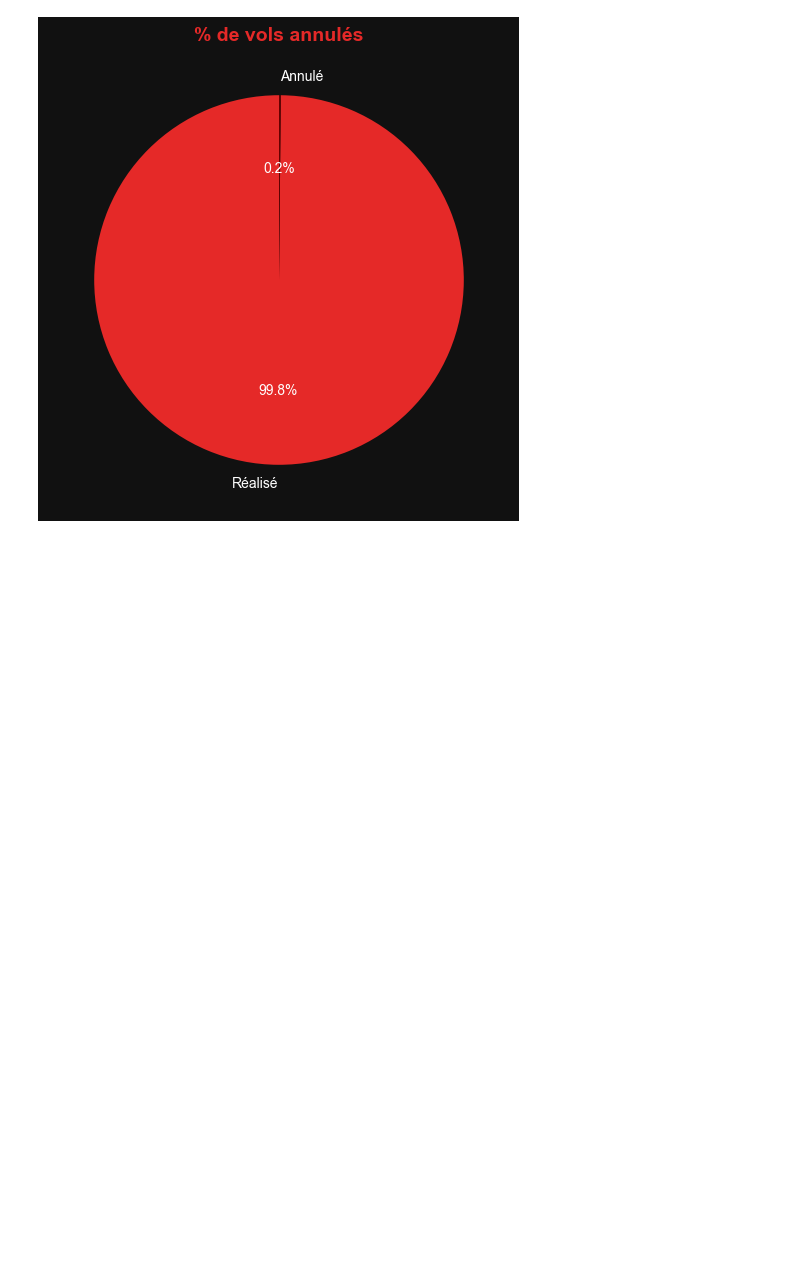
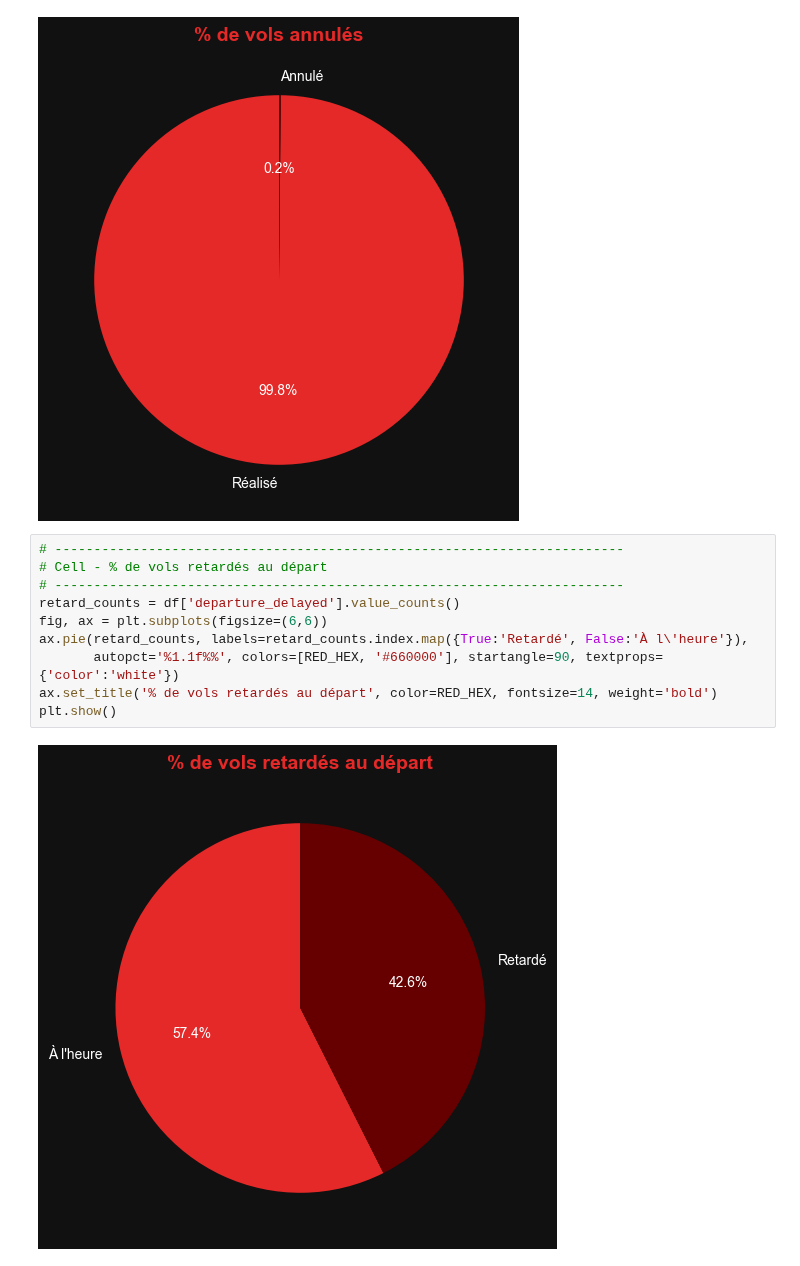
Before and after one commit to ZahraZellazi/DelayPrediction, a Jupyter notebook: kpi.ipynb, the cells around one changed output. Cells and saved outputs as stored; diff of their text form; blank space fills up the shorter version.

Commit message:
kpi : % de vols retardés au départ

```diff
--- a/kpi.ipynb
+++ b/kpi.ipynb
@@ -263,3 +263,15 @@ ax.set_title('% de vols annulés', color=RED_HEX, fontsize=14, weight='bold')
 plt.show()
 # %% [output]
 [figure]
+# %%
+# -------------------------------------------------------------------------
+# Cell - % de vols retardés au départ
+# -------------------------------------------------------------------------
+retard_counts = df['departure_delayed'].value_counts()
+fig, ax = plt.subplots(figsize=(6,6))
+ax.pie(retard_counts, labels=retard_counts.index.map({True:'Retardé', False:'À l\'heure'}),
+       autopct='%1.1f%%', colors=[RED_HEX, '#660000'], startangle=90, textprops={'color':'white'})
+ax.set_title('% de vols retardés au départ', color=RED_HEX, fontsize=14, weight='bold')
+plt.show()
+# %% [output]
+[figure, added]
```
